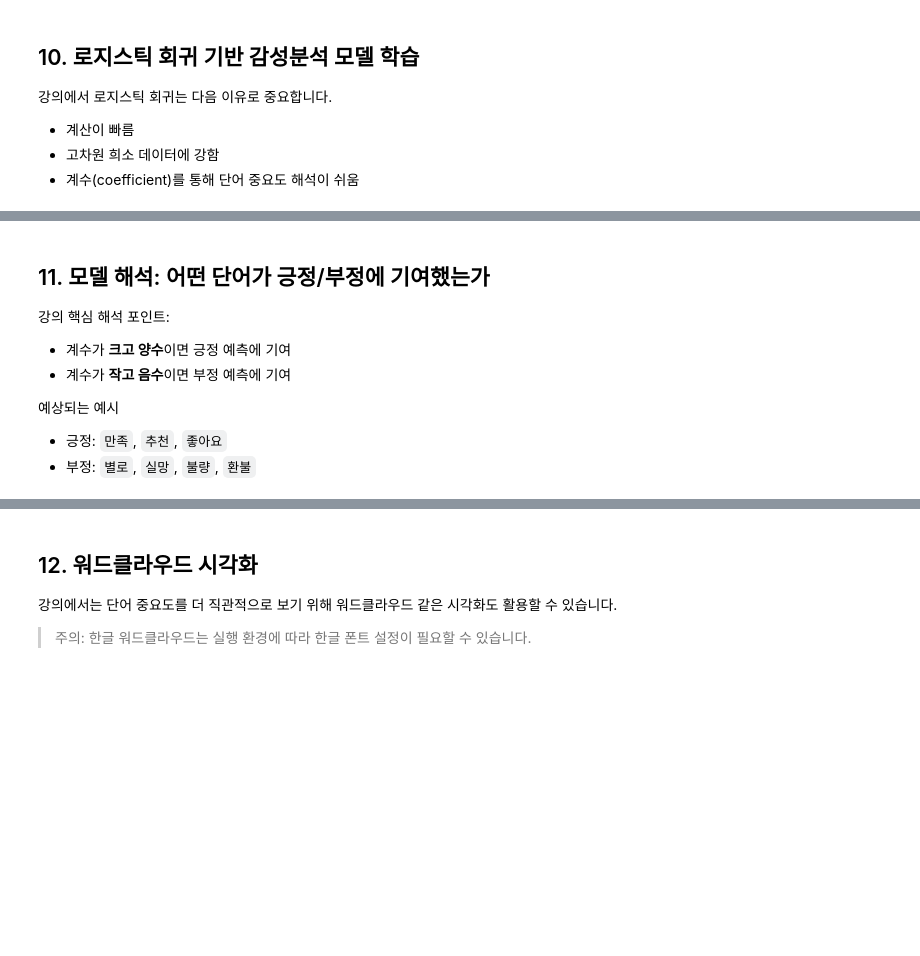
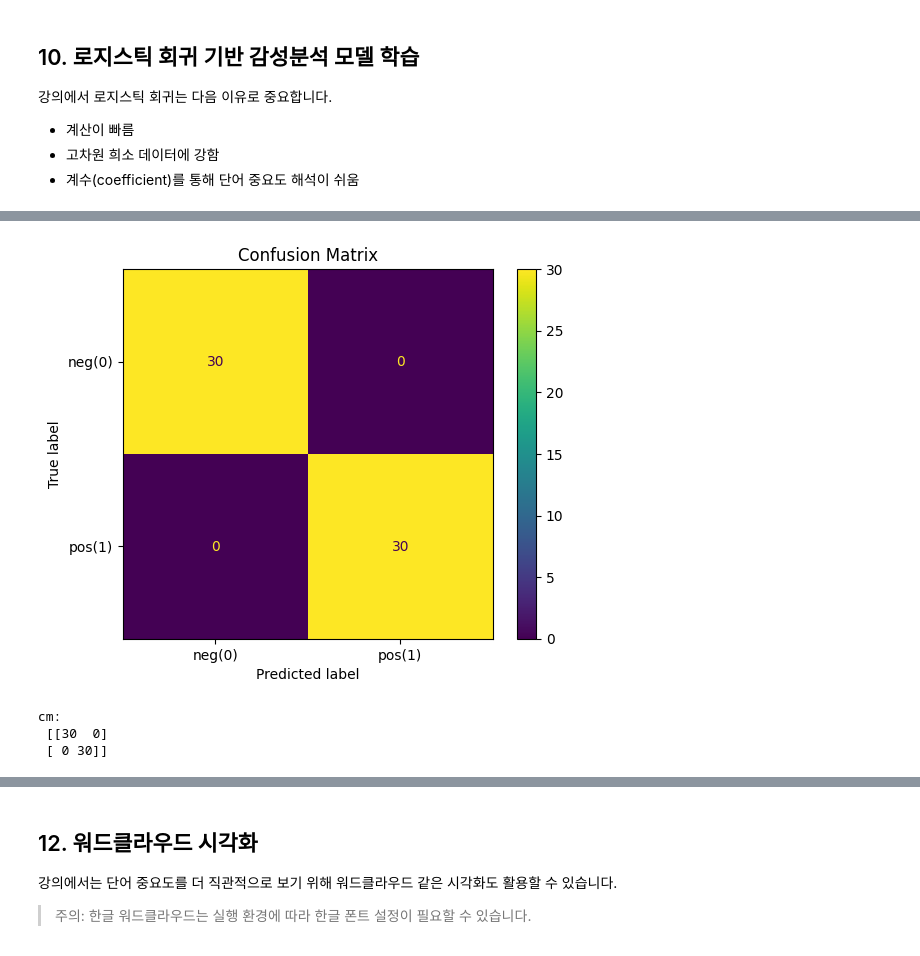
Before and after one commit to hyscodebase/Big-data-application-practice1, a Jupyter notebook: Week12/week12[Alex].ipynb, the cells around one changed output, grey strips where cells are left out. Cells and saved outputs as stored; diff of their text form; code cells hidden in the pictures; blank space fills up the shorter version.

```diff
--- a/Week12/week12[Alex].ipynb
+++ b/Week12/week12[Alex].ipynb
@@ -231,6 +168,0 @@ display(df[['review_text', 'clean_text']].head(10))
-# %%
-# 빈 문자열 제거
-before = len(df)
-df = df[df['clean_text'].str.len() > 0].copy()
-after = len(df)
-print(f'전처리 후 남은 데이터 수: {after} (제거: {before - after})')
@@ -281,20 +270,12 @@ print('vocab size        :', len(tfidf.get_feature_names_out()))
 - 계산이 빠름
 - 고차원 희소 데이터에 강함
 - 계수(coefficient)를 통해 단어 중요도 해석이 쉬움
-# %%
-log_reg = LogisticRegression(max_iter=1000, random_state=42)
-log_reg.fit(X_train_tfidf, y_train)
-
-y_pred = log_reg.predict(X_test_tfidf)
-
-def evaluate_model(y_true, y_pred, model_name='model'):
-    print(f'===== {model_name} =====')
-    print('Accuracy :', round(accuracy_score(y_true, y_pred), 4))
-    print('Precision:', round(precision_score(y_true, y_pred), 4))
-    print('Recall   :', round(recall_score(y_true, y_pred), 4))
-    print('F1-score :', round(f1_score(y_true, y_pred), 4))
-    print('
-[Classification Report]')
-    print(classification_report(y_true, y_pred, digits=4))
-
-evaluate_model(y_test, y_pred, 'Logistic Regression (Unigram TF-IDF)')
+# %%
+#6. Logistic Regression
+clf = LogisticRegression(max_iter=2000)
+clf.fit(x_train_tfidf, y_train)
+
+pred = clf.predict(x_test_tfidf)
+
+print(classification_report(y_test, pred, digits=3))
+print('F1:', round(float(f1_score(y_test, pred)), 4))
@@ -301,16 +293,14 @@ evaluate_model(y_test, y_pred, 'Logistic Regression (Unigram TF-IDF)')
 # %%
-cm = confusion_matrix(y_test, y_pred)
-disp = ConfusionMatrixDisplay(confusion_matrix=cm, display_labels=['부정', '긍정'])
-disp.plot(cmap='Blues')
-plt.title('Confusion Matrix - Logistic Regression')
+#7. 혼동행렬 시각화 - Logistic Regression
+cm = confusion_matrix(y_test, pred)
+disp = ConfusionMatrixDisplay(confusion_matrix=cm, display_labels=['neg(0)', 'pos(1)'])
+disp.plot(values_format='d')
+plt.title('Confusion Matrix')
 plt.show()
+
+print('cm:\n', cm)
+# %% [output]
+[figure, added]
+cm:
+ [[30  0]
+ [ 0 30]]
-# %% [markdown]
-## 11. 모델 해석: 어떤 단어가 긍정/부정에 기여했는가
-
-강의 핵심 해석 포인트:
-- 계수가 **크고 양수**이면 긍정 예측에 기여
-- 계수가 **작고 음수**이면 부정 예측에 기여
-
-예상되는 예시
-- 긍정: `만족`, `추천`, `좋아요`
-- 부정: `별로`, `실망`, `불량`, `환불`
```
Also changed, not shown: parts of 46 cells of this notebook, 1 other file.
